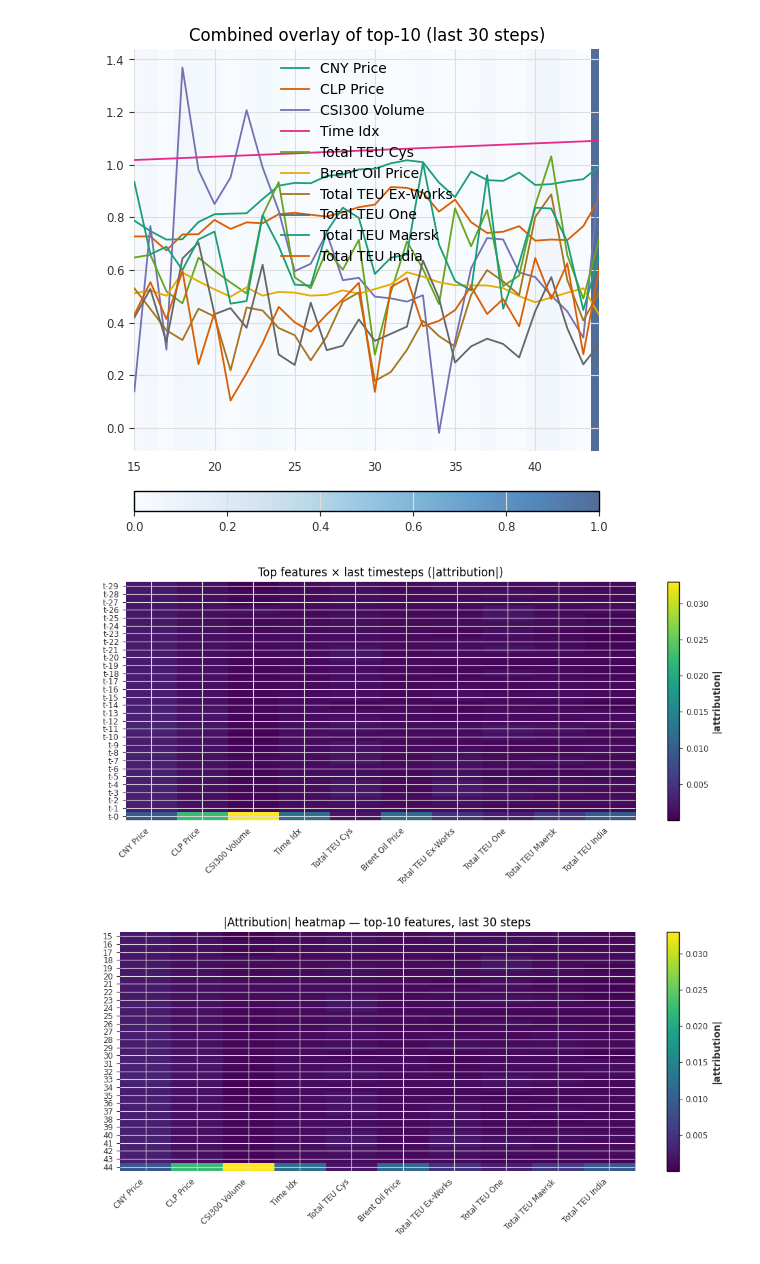
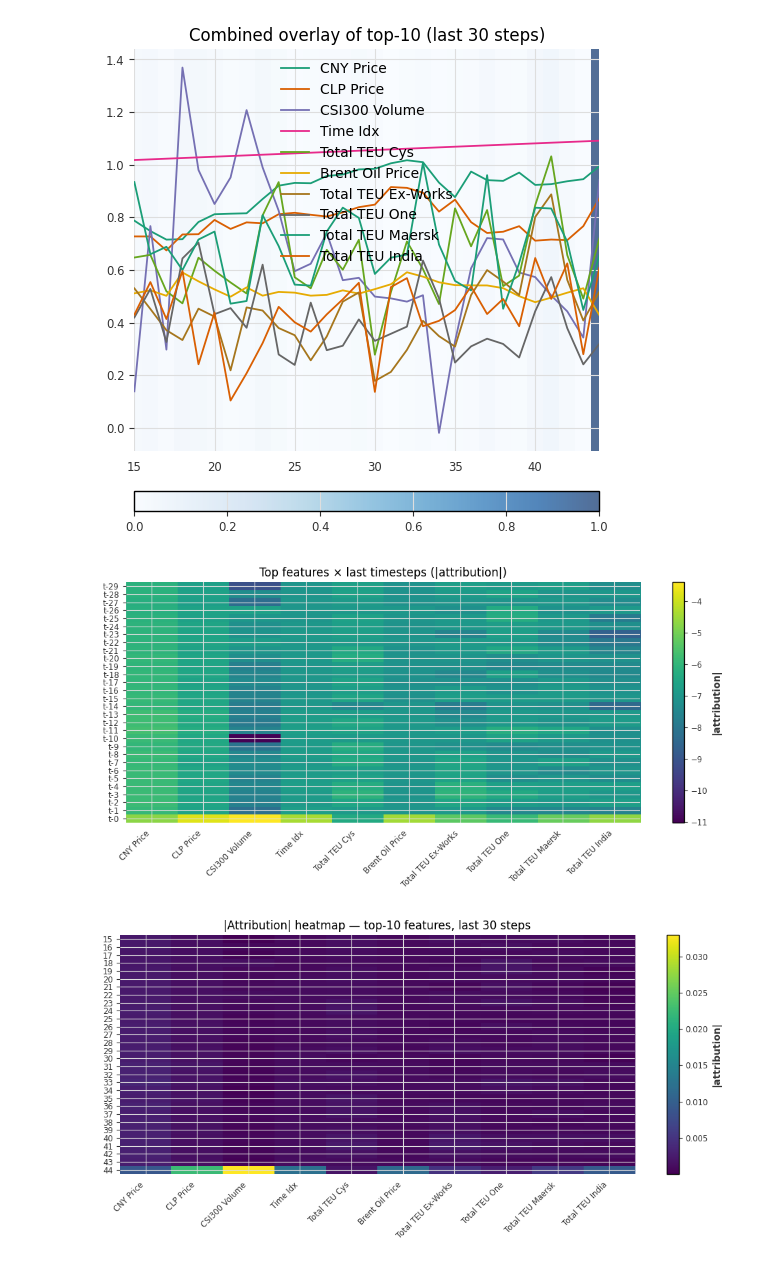
Before and after one commit to jpm0112/shippingNN, a Jupyter notebook: notebooks/lime_kz.ipynb, the cells around one changed output. Drawn from its saved outputs; the diff is of its cells as text; code cells hidden in the pictures.

```diff
--- a/notebooks/lime_kz.ipynb
+++ b/notebooks/lime_kz.ipynb
@@ -208,20 +208,44 @@ batch_size = 64
 d_model = 256
 n_head = 8
 num_layers = 3  # lstm layers
-lr = 0.000496422
-dropout = 0.506098107
-weight_decay = 1.00E-06
+lr = 0.000496421949598074
+dropout = 0.506098106834949
+weight_decay = 0.000001
+
+# # BEST SAE 12-26
+# test_size = 12
+# target_col = "SAE"
+# window_size = 9
+# batch_size = 32
+# d_model = 64
+# n_head = 8
+# num_layers = 3  # lstm layers
+# lr = 0.000919221053433723
+# dropout = 0.542695431128164
+# weight_decay = 0.0000104850874199825
+
+# # BEST SAE 12-52
+# test_size = 12
+# target_col = "SAE"
+# window_size = 35
+# batch_size = 64
+# d_model = 64
+# n_head = 4
+# num_layers = 4  # lstm layers
+# lr = 0.000205242989995815
+# dropout = 0.329296415109791
+# weight_decay = 0.0000716834618189592
 
 #==============================
 
 # General parameters
-seed = 1048596
+seed = 42
 patience = 200
 min_delta = 1e-5
 epoch_number = 2000
 
 tmp = df.copy().sort_values("FECHA")
-
+tmp = tmp
 
 
 avg_mae, avg_mape, avg_mse, avg_rmse, avg_r2, avg_epochs_ran, sd, out, y_true, y_pred = run_transformer_with_for_xai(
@@ -241,6 +265,7 @@ plt.plot(y_pred, marker="o", label="Prediction")
 plt.title("Prediction (original scale)")
 plt.xlabel("Weeks")
 plt.ylabel(target_col)
+plt.ylim(0, max(max(y_true), max(y_pred)) * 1.1)
 plt.legend()
 plt.grid(True, linestyle="--", linewidth=0.5)
 plt.tight_layout()
@@ -1915,19 +1940,19 @@ time_labels = [f"t-{T_top-1-i}" for i in range(T_top)]
 # %%
 import matplotlib.pyplot as plt
 import numpy as np
 
-A = np.abs(attr_top)  # shape (<=12, top_k)
+A = np.log(np.abs(attr_top) + 1e-8)  # shape (<=12, top_k)
 
 plt.figure(figsize=(10, 5))
 plt.imshow(A, aspect="auto", interpolation="nearest")
 plt.yticks(range(A.shape[0]), time_labels)                 # <-- LIME-ish lag labels
 plt.xticks(range(A.shape[1]), top_names, rotation=45, ha="right")  # <-- feature names
 plt.colorbar(label="|attribution|")
 plt.title("Top features × last timesteps (|attribution|)")
 plt.tight_layout()
 plt.show()
 # %% [output]
-[figure, old version]
+[figure, new version]
 # %%
 import matplotlib.pyplot as plt
 
```
Also changed, not shown: parts of 2 cells of this notebook, 4 other files.
